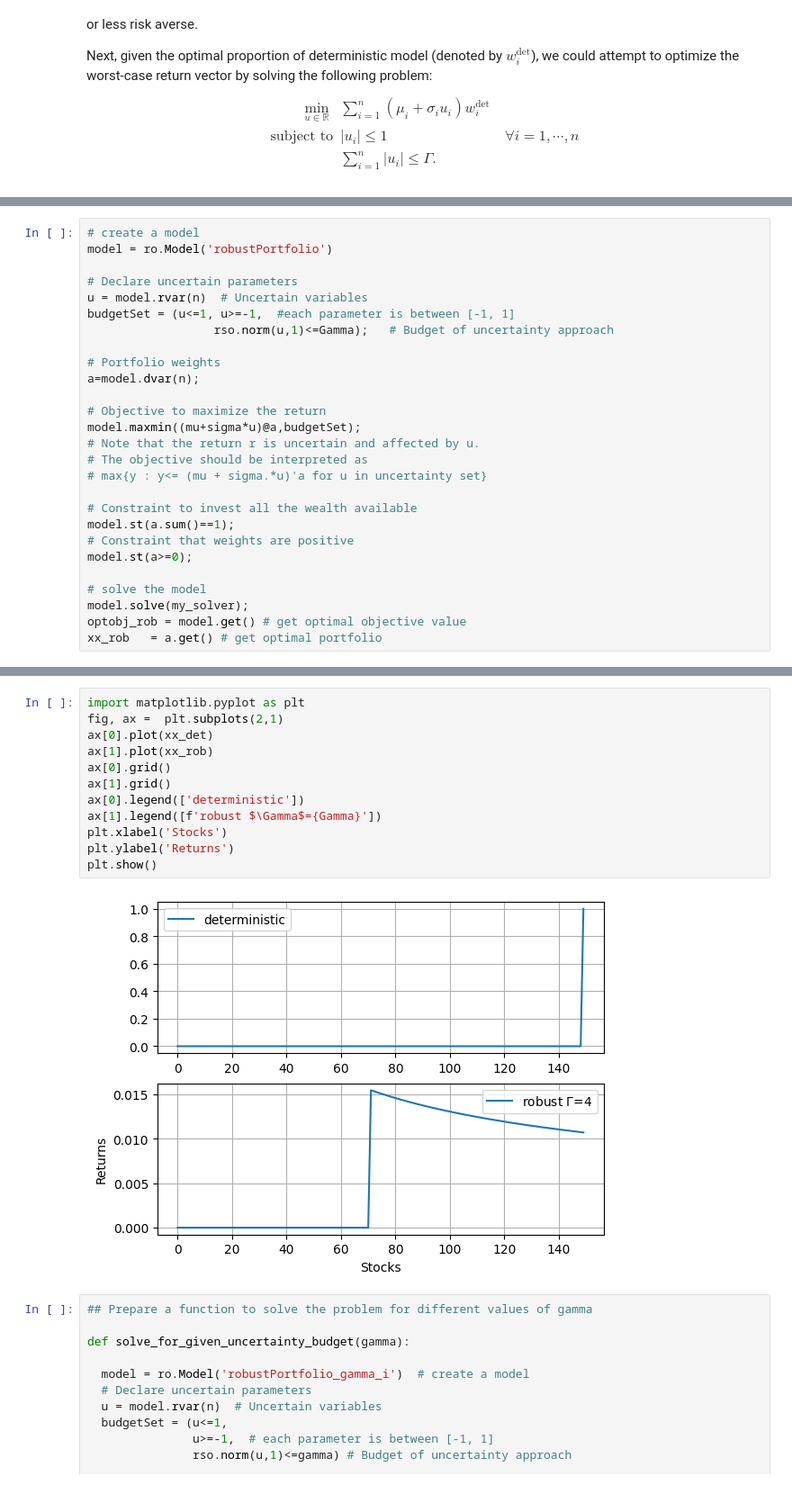
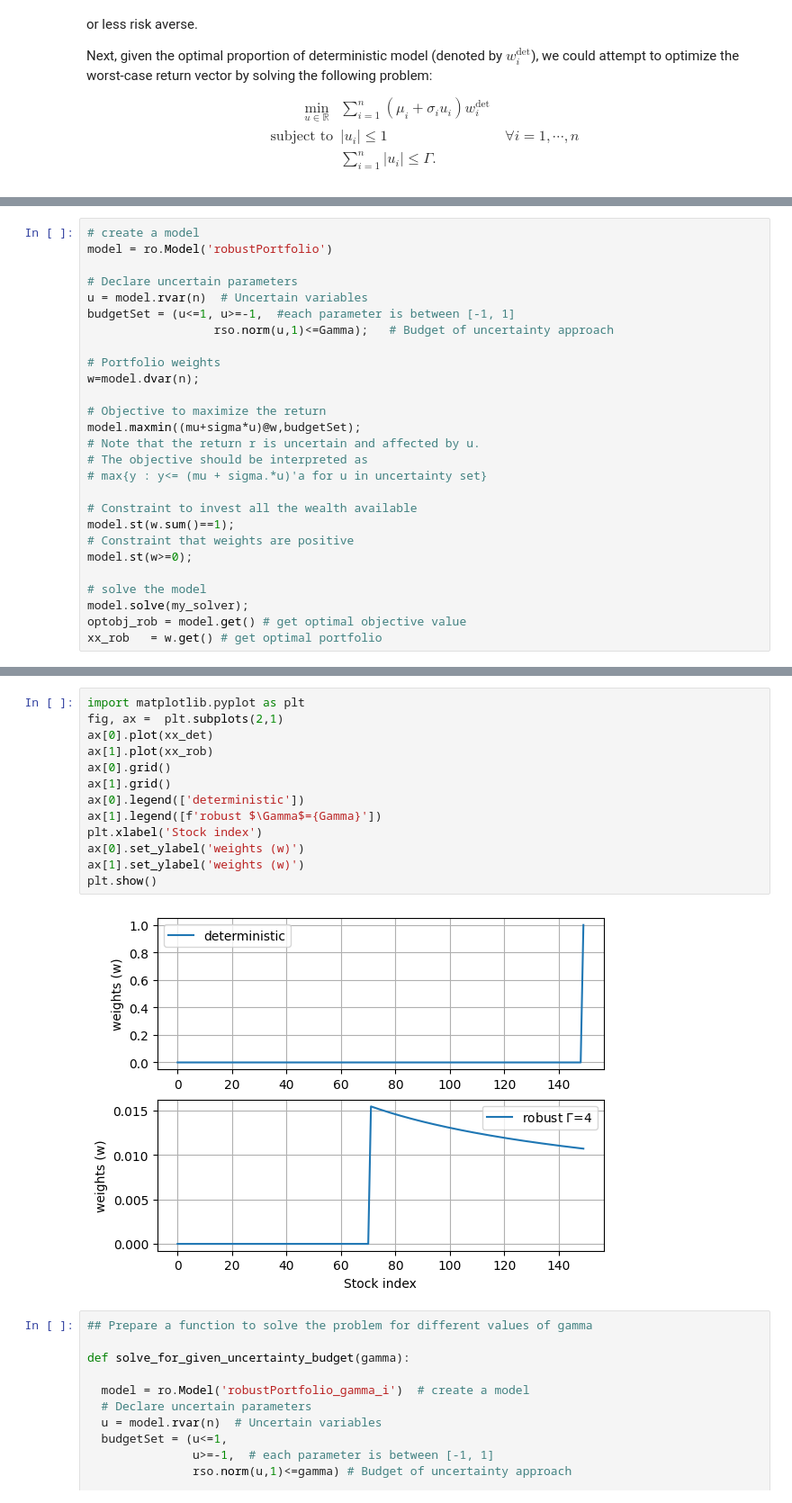
Before and after one commit to supsi-dacd-isaac/TeachDecisionMakingUncertainty, a Jupyter notebook: L03/ex2_portfolio_risk_trade_off.ipynb, the cells around one changed output, grey strips where cells are left out. Shown at 90% size. Saved outputs shown, nothing was run; the diff lists cells and outputs as text.

```diff
--- a/L03/ex2_portfolio_risk_trade_off.ipynb
+++ b/L03/ex2_portfolio_risk_trade_off.ipynb
@@ -227,23 +226,23 @@ budgetSet = (u<=1, u>=-1,  #each parameter is between [-1, 1]
                   rso.norm(u,1)<=Gamma);   # Budget of uncertainty approach
 
 # Portfolio weights
-a=model.dvar(n);
+w=model.dvar(n);
 
 # Objective to maximize the return
-model.maxmin((mu+sigma*u)@a,budgetSet);
+model.maxmin((mu+sigma*u)@w,budgetSet);
 # Note that the return r is uncertain and affected by u.
 # The objective should be interpreted as
 # max{y : y<= (mu + sigma.*u)'a for u in uncertainty set}
 
 # Constraint to invest all the wealth available
-model.st(a.sum()==1);
+model.st(w.sum()==1);
 # Constraint that weights are positive
-model.st(a>=0);
+model.st(w>=0);
 
 # solve the model
 model.solve(my_solver);
 optobj_rob = model.get() # get optimal objective value
-xx_rob   = a.get() # get optimal portfolio
+xx_rob   = w.get() # get optimal portfolio
 # %% [output]
 Being solved by Mosek...
 Solution status: Optimal
@@ -273,17 +272,18 @@ Robust solution: Worst-case performance of  17.38 % in return
 # %%
 import matplotlib.pyplot as plt
 fig, ax =  plt.subplots(2,1)
 ax[0].plot(xx_det)
 ax[1].plot(xx_rob)
 ax[0].grid()
 ax[1].grid()
 ax[0].legend(['deterministic'])
 ax[1].legend([f'robust $\Gamma$={Gamma}'])
-plt.xlabel('Stocks')
-plt.ylabel('Returns')
+plt.xlabel('Stock index')
+ax[0].set_ylabel('weights (w)')
+ax[1].set_ylabel('weights (w)')
 plt.show()
 # %% [output]
-[figure, old version]
+[figure, new version]
 # %%
 ## Prepare a function to solve the problem for different values of gamma
 
```
Also changed, not shown: parts of 7 cells of this notebook.
